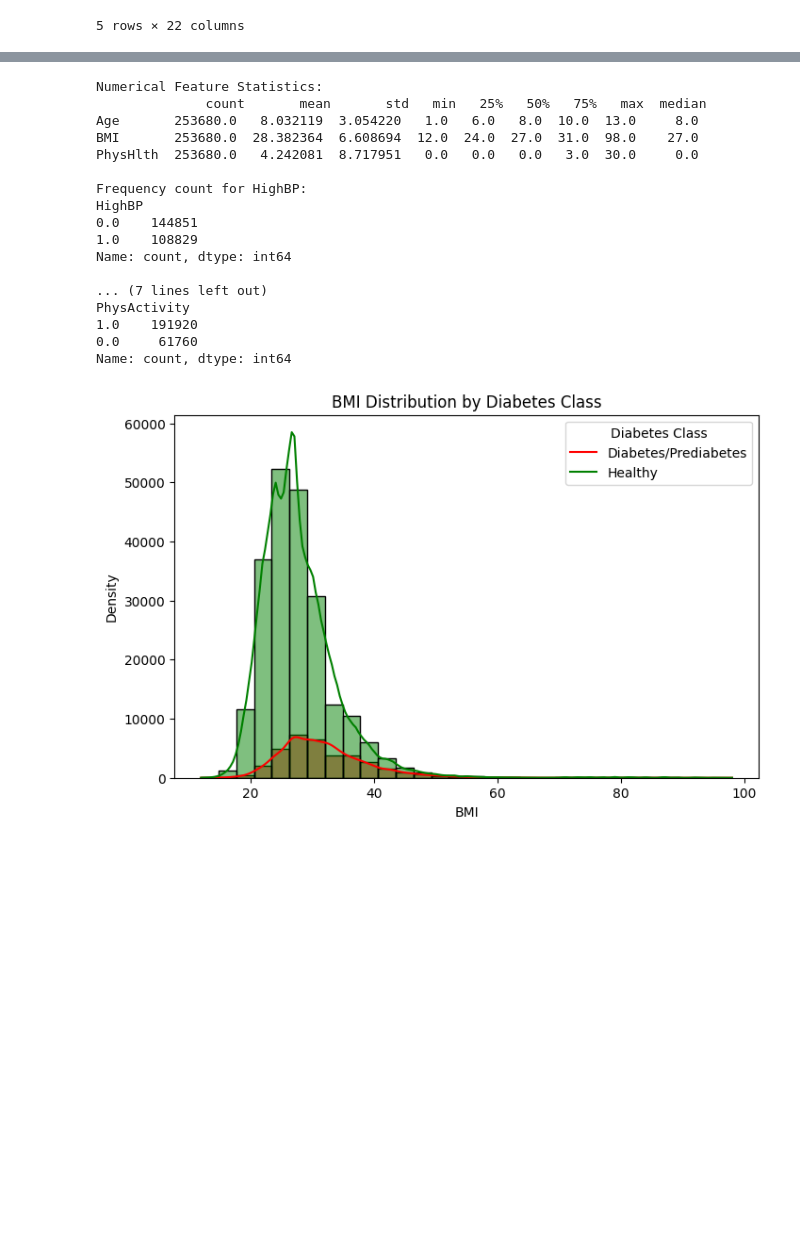
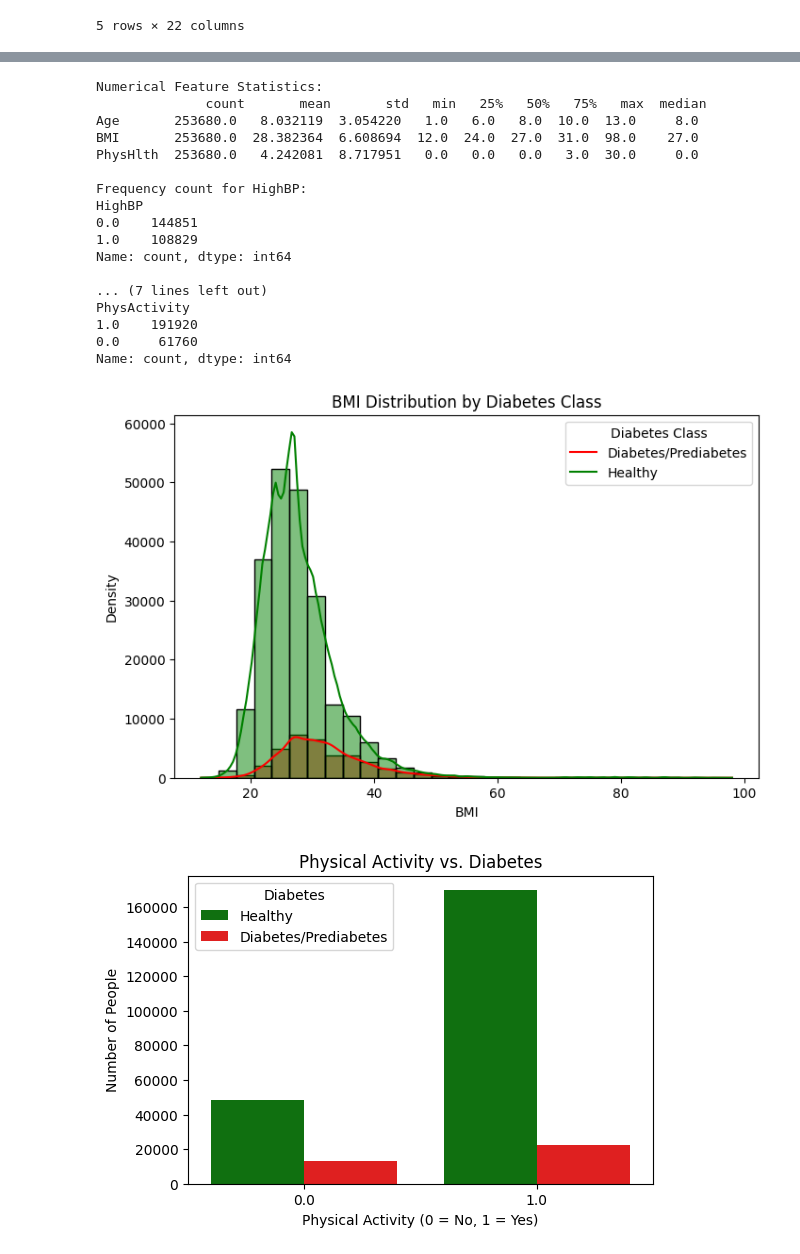
Before and after one commit to ashleynguyen04/DS3001-Project, a Jupyter notebook: projectnotebook.ipynb, the cells around one changed output, grey strips where cells are left out. Drawn from its saved outputs; the diff is of its cells as text; code cells hidden in the pictures; blank space fills up the shorter version.

Commit message:
Added bar charts and box plot

```diff
--- a/projectnotebook.ipynb
+++ b/projectnotebook.ipynb
@@ -72,30 +72,77 @@ for col in cat_features:
 
 # Histogram/KDE for BMI across diabetes groups
 plt.figure(figsize=(8, 5))
 sns.histplot(data=df, x='BMI', hue='Diabetes_binary', kde=True, bins=30, palette={0: 'green', 1: 'red'}, hue_order=[0, 1])
 plt.title("BMI Distribution by Diabetes Class")
 plt.xlabel("BMI")
 plt.ylabel("Density")
 plt.legend(title="Diabetes Class", labels=['Diabetes/Prediabetes', 'Healthy'])
 plt.show()
+
+# Physical Activity vs. Diabetes (Bar Chart)
+plt.figure(figsize=(6, 4))
+sns.countplot(x='PhysActivity', hue='Diabetes_binary', data=df, palette={0: 'green', 1: 'red'})
+plt.title('Physical Activity vs. Diabetes')
+plt.xlabel('Physical Activity (0 = No, 1 = Yes)')
+plt.ylabel('Number of People')
+plt.legend(title='Diabetes', labels=['Healthy', 'Diabetes/Prediabetes'])
+plt.show()
+
+# NoDocbcCost vs. Diabetes (Bar Chart)
+plt.figure(figsize=(6, 4))
+sns.countplot(x='NoDocbcCost', hue='Diabetes_binary', data=df, palette={0: 'green', 1: 'red'})
+plt.title('No Doctor due to Cost vs. Diabetes')
+plt.xlabel('No Doctor due to Cost (0 = No, 1 = Yes)')
+plt.ylabel('Number of People')
+plt.legend(title='Diabetes', labels=['Healthy', 'Diabetes/Prediabetes'])
+plt.show()
+
+# Fruits Consumption vs. Diabetes (Bar Chart)
+plt.figure(figsize=(6, 4))
+sns.countplot(x='Fruits', hue='Diabetes_binary', data=df, palette={0: 'green', 1: 'red'})
+plt.title('Fruit Consumption vs. Diabetes')
+plt.xlabel('Fruit Consumption (0 = No, 1 = Yes)')
+plt.ylabel('Number of People')
+plt.legend(title='Diabetes', labels=['Healthy', 'Diabetes/Prediabetes'])
+plt.show()
+
+# Veggies Consumption vs. Diabetes (Bar Chart)
+plt.figure(figsize=(6, 4))
+sns.countplot(x='Veggies', hue='Diabetes_binary', data=df, palette={0: 'green', 1: 'red'})
+plt.title('Vegetable Consumption vs. Diabetes')
+plt.xlabel('Vegetable Consumption (0 = No, 1 = Yes)')
+plt.ylabel('Number of People')
+plt.legend(title='Diabetes', labels=['Healthy', 'Diabetes/Prediabetes'])
+plt.show()
+
+# Box plots for numerical features vs Diabetes
+for feature in num_features:
+    plt.figure(figsize=(6, 4))
+    sns.boxplot(x='Diabetes_binary', y=feature, data=df, palette=['green', 'red'])
+    plt.title(f'{feature} vs. Diabetes')
+    plt.xlabel('Diabetes (0 = No, 1 = Yes)')
+    plt.ylabel(feature)
+    plt.xticks(ticks=[0, 1], labels=['Healthy', 'Diabetes/Prediabetes'])
+    plt.show()
 # %% [output]
 [figure]
 [figure]
 Numerical Feature Statistics:
               count       mean       std   min   25%   50%   75%   max  median
 Age       253680.0   8.032119  3.054220   1.0   6.0   8.0  10.0  13.0     8.0
 BMI       253680.0  28.382364  6.608694  12.0  24.0  27.0  31.0  98.0    27.0
 PhysHlth  253680.0   4.242081  8.717951   0.0   0.0   0.0   3.0  30.0     0.0
 
 Frequency count for HighBP:
 HighBP
 0.0    144851
 1.0    108829
 Name: count, dtype: int64
 
 ... (7 lines left out)
 PhysActivity
 1.0    191920
 0.0     61760
 Name: count, dtype: int64
 [figure]
+[figure, added]
```
Also changed, not shown: parts of 1 cell of this notebook.
